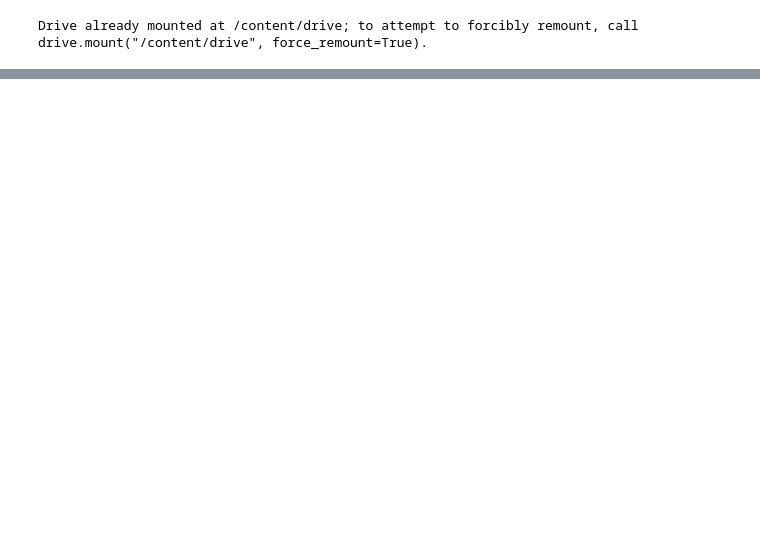
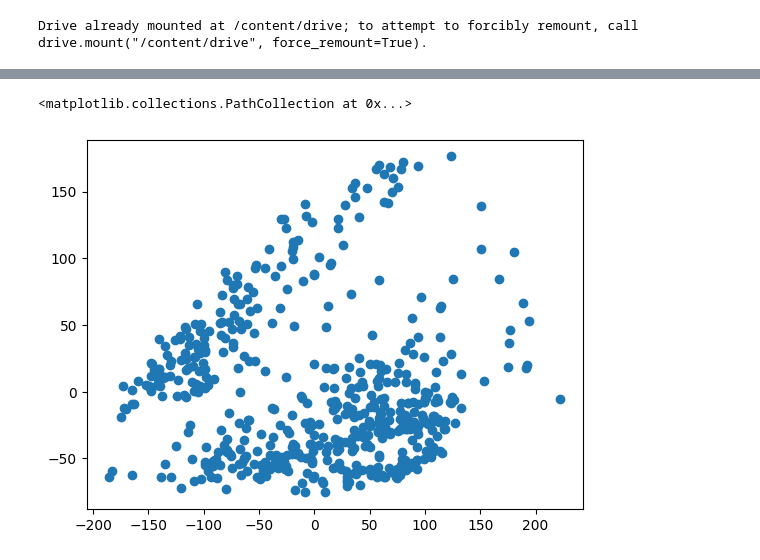
Before and after one commit to KyriakosPsa/BreastCancer-SingleCell, a Jupyter notebook: Methods.ipynb, the cells around one changed output, grey strips where cells are left out. Cells and saved outputs as stored; diff of their text form; code cells hidden in the pictures; blank space fills up the shorter version.

```diff
--- a/Methods.ipynb
+++ b/Methods.ipynb
@@ -33,0 +39,2 @@ cell_counts
+# %%
+adata = sc.read_h5ad("/content/drive/MyDrive/Datasets/adata.h5ad")
@@ -33,0 +49,5 @@ cell_counts
+# %%
+sc.pp.pca(adata, svd_solver="arpack",n_comps= 2)
+pca_results = adata.obsm["X_pca"]  # Get the PCA results
+variance_ratios = adata.uns["pca"]["variance_ratio"]  # Get the variance ratios
+sc.pl.pca(adata, color = "tumour groups", palette = "tab20c")
@@ -33,0 +59,5 @@ cell_counts
+# %%
+plt.scatter(pca_results[:,0],pca_results[:,1])
+# %% [output]
+<matplotlib.collections.PathCollection at 0x...>
+[figure, added]
```
Also changed, not shown: parts of 11 cells of this notebook.
